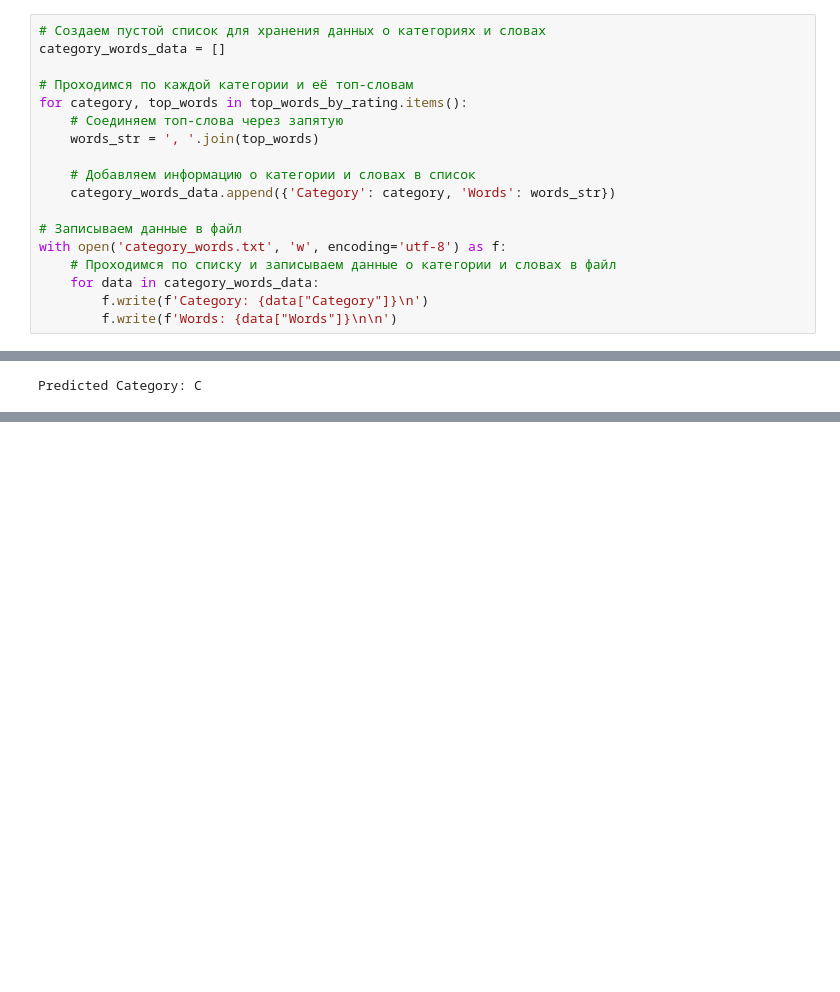
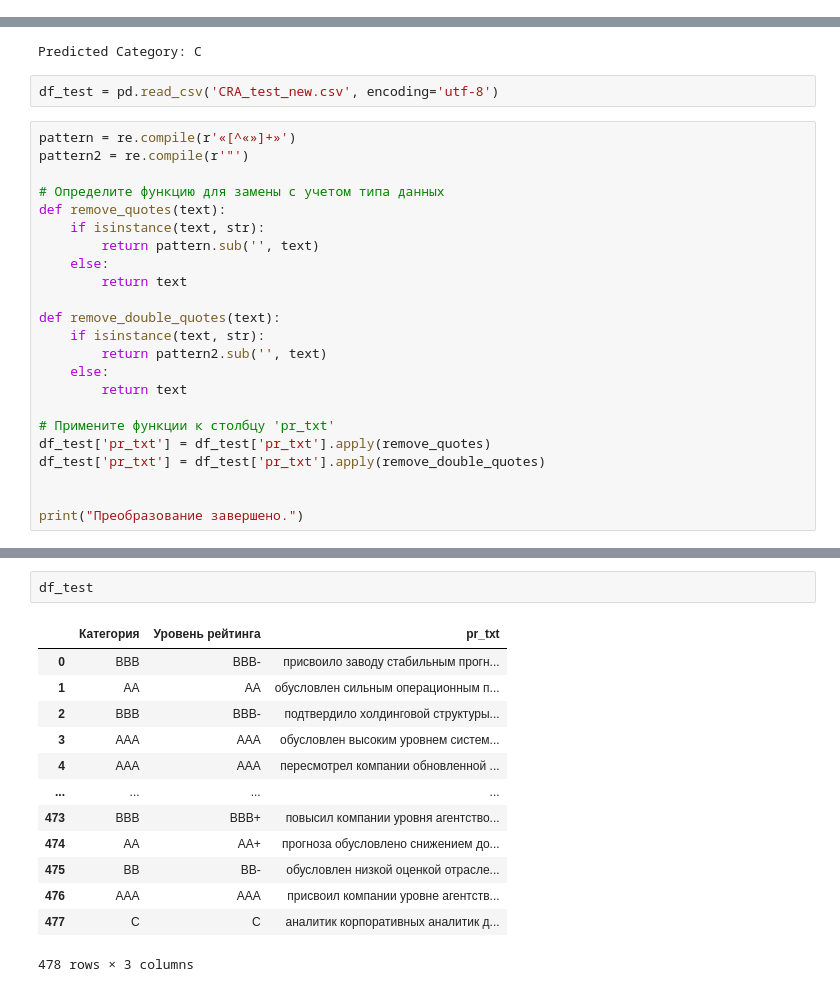
Before and after one commit to seyveR/hackNN, a Jupyter notebook: word.ipynb, the cells around one changed output, grey strips where cells are left out. Drawn from its saved outputs; the diff is of its cells as text; blank space fills up the shorter version.

```diff
--- a/word.ipynb
+++ b/word.ipynb
@@ -259,21 +295,3 @@ for rating, top_words in top_words_by_rating.items():
 18. оговорки
 19. организационные
 20. паркинг
-# %%
-# Создаем пустой список для хранения данных о категориях и словах
-category_words_data = []
-
-# Проходимся по каждой категории и её топ-словам
-for category, top_words in top_words_by_rating.items():
-    # Соединяем топ-слова через запятую
-    words_str = ', '.join(top_words)
-
-    # Добавляем информацию о категории и словах в список
-    category_words_data.append({'Category': category, 'Words': words_str})
-
-# Записываем данные в файл
-with open('category_words.txt', 'w', encoding='utf-8') as f:
-    # Проходимся по списку и записываем данные о категории и словах в файл
-    for data in category_words_data:
-        f.write(f'Category: {data["Category"]}\n')
-        f.write(f'Words: {data["Words"]}\n\n')
@@ -564,3 +670,28 @@ predicted_category = loaded_model.predict(input_text_tfidf)
 print(f'Predicted Category: {predicted_category[0]}')
 # %% [output]
 Predicted Category: C
+# %%
+df_test = pd.read_csv('CRA_test_new.csv', encoding='utf-8')
+# %%
+pattern = re.compile(r'«[^«»]+»')
+pattern2 = re.compile(r'"')
+
+# Определите функцию для замены с учетом типа данных
+def remove_quotes(text):
+    if isinstance(text, str):
+        return pattern.sub('', text)
+    else:
+        return text
+
+def remove_double_quotes(text):
+    if isinstance(text, str):
+        return pattern2.sub('', text)
+    else:
+        return text
+
+# Примените функции к столбцу 'pr_txt'
+df_test['pr_txt'] = df_test['pr_txt'].apply(remove_quotes)
+df_test['pr_txt'] = df_test['pr_txt'].apply(remove_double_quotes)
+
+
+print("Преобразование завершено.")
@@ -566,0 +784,16 @@ Predicted Category: C
+# %%
+df_test
+# %% [output]
+|  | Категория | Уровень рейтинга | pr_txt |
+| 0 | BBB | BBB- | присвоило заводу стабильным прогн... |
+| 1 | AA | AA | обусловлен сильным операционным п... |
+| 2 | BBB | BBB- | подтвердило холдинговой структуры... |
+| 3 | AAA | AAA | обусловлен высоким уровнем систем... |
+| 4 | AAA | AAA | пересмотрел компании обновленной ... |
+| ... | ... | ... | ... |
+| 473 | BBB | BBB+ | повысил компании уровня агентство... |
+| 474 | AA | AA+ | прогноза обусловлено снижением до... |
+| 475 | BB | BB- | обусловлен низкой оценкой отрасле... |
+| 476 | AAA | AAA | присвоил компании уровне агентств... |
+| 477 | C | C | аналитик корпоративных аналитик д... |
+478 rows × 3 columns
```
Also changed, not shown: parts of 21 cells of this notebook, 23 other files.
